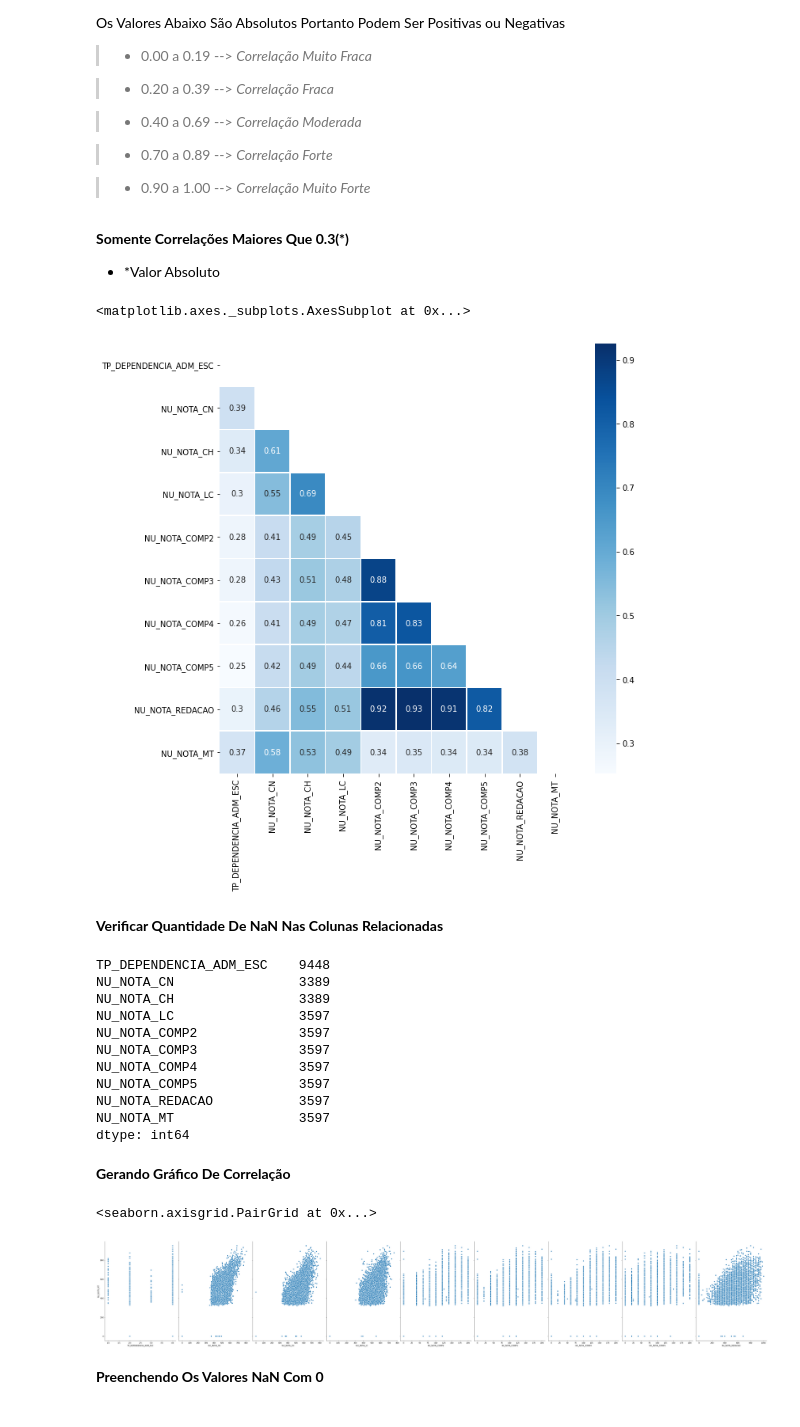
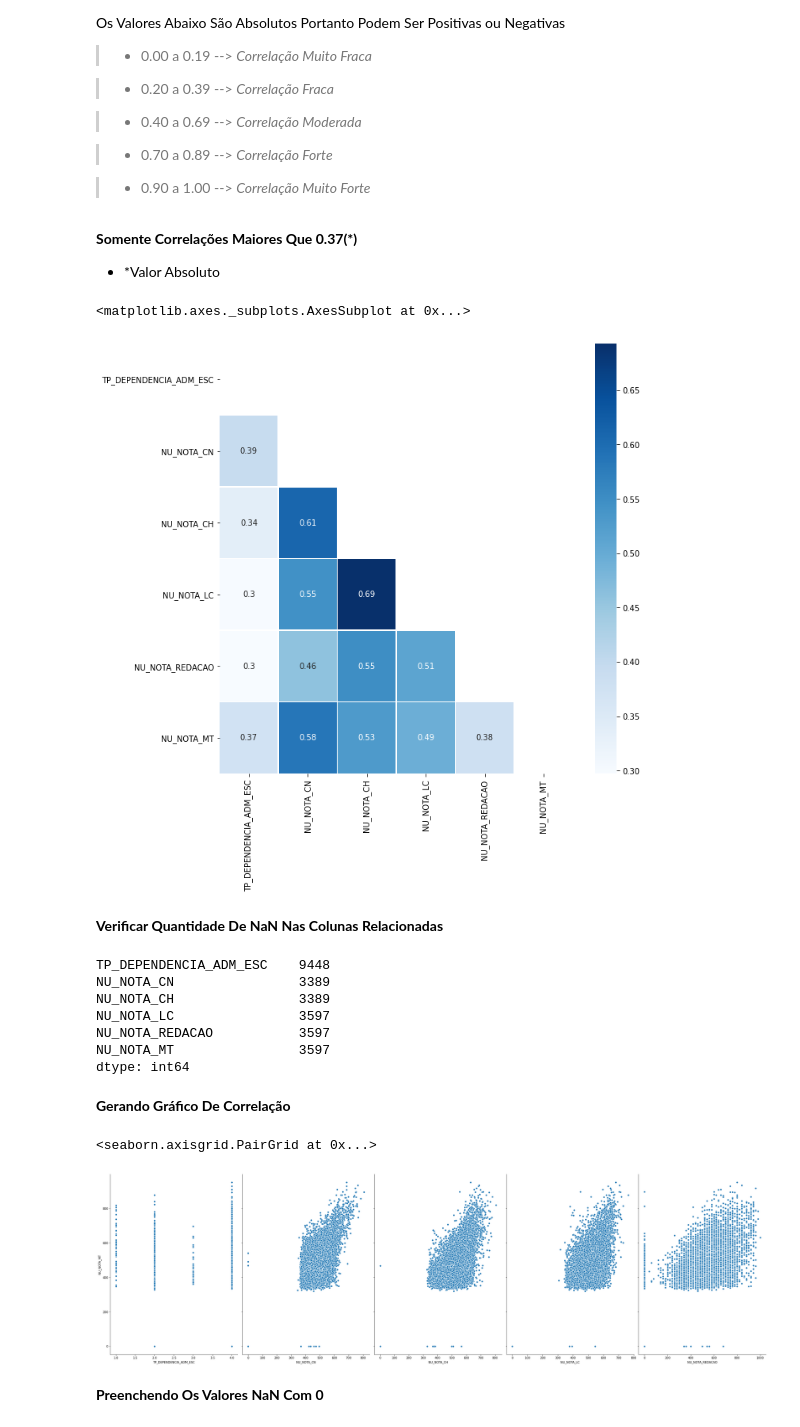
Before and after one commit to ancarvalho/Codenation_AceleraDEV, a Jupyter notebook: Desafio/Desafio.ipynb, the cells around one changed output. Saved outputs shown, nothing was run; the diff lists cells and outputs as text; code cells hidden in the pictures.

```diff
--- a/Desafio/Desafio.ipynb
+++ b/Desafio/Desafio.ipynb
@@ -46,16 +56,16 @@ Os Valores Abaixo São Absolutos Portanto Podem Ser Positivas ou Negativas
 
 > * 0.90 a 1.00      --> *Correlação Muito Forte*
 # %% [markdown]
-**Somente Correlações Maiores Que 0.3(*)**
+**Somente Correlações Maiores Que 0.37(*)**
 * *Valor Absoluto
 # %%
 correlation = train.corr()
-medium_high_corr = correlation[(correlation['NU_NOTA_MT'] < -0.3) |
-                        (correlation['NU_NOTA_MT'] >  0.3) &
+medium_high_corr = correlation[(correlation['NU_NOTA_MT'] < -0.37) |
+                        (correlation['NU_NOTA_MT'] >  0.37) &
                         (correlation['NU_NOTA_MT'] < 1)
                         ]['NU_NOTA_MT']
 correlation_list = medium_high_corr.index.tolist()
-correlation_list_mat = correlation_list.copy() + ['NU_NOTA_MT']
+correlation_list_mat = correlation_list.copy() + ['NU_NOTA_MT']#Para Melhor Compreensão das Correlações No Gráfico Abaixo
 # %%
 corr = train[correlation_list_mat].corr()
 plt.figure(figsize=(10,10))
@@ -69,7 +79,7 @@ sns.heatmap(corr,
             )
 # %% [output]
 <matplotlib.axes._subplots.AxesSubplot at 0x...>
-[figure, old version]
+[figure, new version]
 # %% [markdown]
 **Verificar Quantidade De NaN Nas Colunas Relacionadas**
 # %%
@@ -79,20 +89,16 @@ TP_DEPENDENCIA_ADM_ESC    9448
 NU_NOTA_CN                3389
 NU_NOTA_CH                3389
 NU_NOTA_LC                3597
-NU_NOTA_COMP2             3597
-NU_NOTA_COMP3             3597
-NU_NOTA_COMP4             3597
-NU_NOTA_COMP5             3597
 NU_NOTA_REDACAO           3597
 NU_NOTA_MT                3597
 dtype: int64
 # %% [markdown]
 **Gerando Gráfico De Correlação**
 # %%
-sns.pairplot(train, x_vars=correlation_list, y_vars='NU_NOTA_MT', height=8, aspect=0.7)
+sns.pairplot(train, x_vars=correlation_list, y_vars='NU_NOTA_MT', height=9, aspect=0.7)
 # %% [output]
 <seaborn.axisgrid.PairGrid at 0x...>
-[figure, old version]
+[figure, new version]
 # %% [markdown]
 **Preenchendo Os Valores NaN Com 0**
 # %%
```
Also changed, not shown: parts of 8 cells of this notebook, 4 other files.
